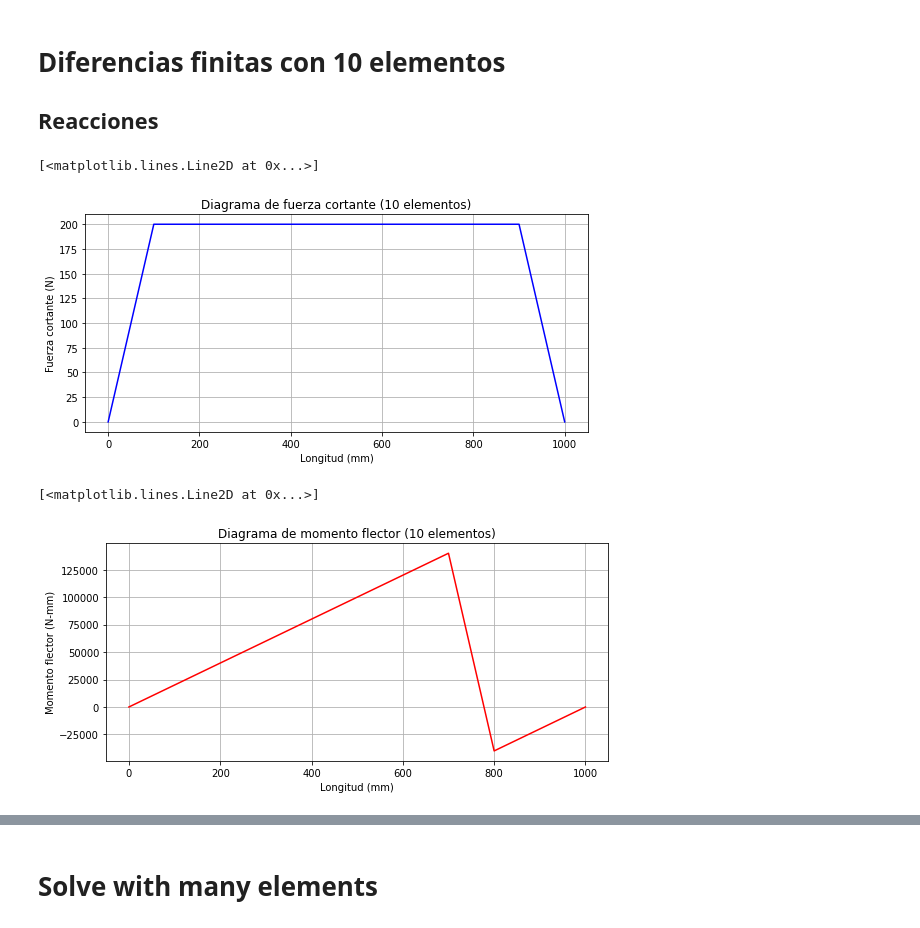
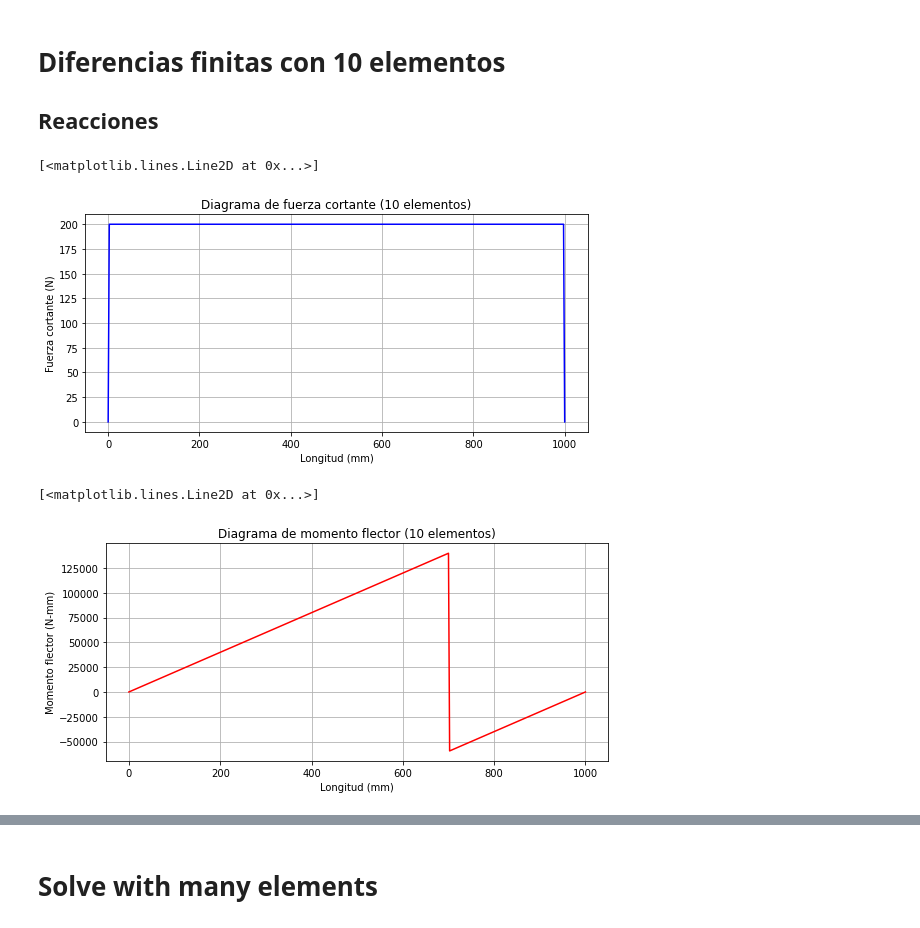
Before and after one commit to HeNeos/Reports-FIM-UNI, a Jupyter notebook: MC516-Cálculo por elementos finitos/PC 5/MC516_PC5.ipynb, the cells around one changed output, grey strips where cells are left out. Drawn from its saved outputs; the diff is of its cells as text; code cells hidden in the pictures.

```diff
--- a/MC516-Cálculo por elementos finitos/PC 5/MC516_PC5.ipynb
+++ b/MC516-Cálculo por elementos finitos/PC 5/MC516_PC5.ipynb
@@ -243,7 +243,7 @@ NumberOfElement = 10
 
 E = 3e5 #MPA
 K = []
-I = 315e4 #mm^4
+I = 314.22222e4 #mm^4
 M_A = 2e5 #N-mm
 PosNodes = np.array([0,100,200,300,400,500,600,700,800,900,1000])
 Elements = np.array([(0,1),(1,2),(2,3),(3,4),(4,5),(5,6),(6,7),(7,8),(8,9),(9,10)])
@@ -324,0 +325,8 @@ plt.plot(np.linspace(0,1000,10+1),_angle10,'-ro')
+# %%
+m = 3.019801982333764/700
+for i in range(0,10):
+    if i <= 6:
+        print(i,'&',Elements[i][0],'&',Elements[i][1],'&',PosNodes[Elements[i][1]]-PosNodes[Elements[i][0]],'&',np.around((i+1)*m*100,6),'&',0.055,'\\'+'\\')
+    else:
+        print(i,'&',Elements[i][0],'&',Elements[i][1],'&',PosNodes[Elements[i][1]]-PosNodes[Elements[i][0]],'&',np.around(-1.2942+(i-6)*m*100,6),'&',0.055,'\\'+'\\')
+    print('\\'+'hline')
@@ -339,11 +368,11 @@ NumberOfElement = 1000
 
 E = 3e5 #MPA
 K = []
-I = 315e4 #mm^4
+I = 314.222222e4 #mm^4
 M_A = 2e5 #N-mm
-PosNodes = np.arange(0,1000+1,1)
+PosNodes = np.linspace(0,1000,NumberOfElement+1)
 Elements = []
-for i in range(0,1000):
+for i in range(0,NumberOfElement):
     Elements.append((i,i+1))
 Elements = np.array(Elements)
 
@@ -366,11 +395,11 @@ Initialize(StiffnessMatrix,U,F)
 
 #Node in UBoundary = Node*2+(y=0,phi=1)
 UBoundaryCondition(U,0,2*0+0) #Nodo 0 en Y
-UBoundaryCondition(U,0,2*1000+0) #Nodo 100 en Y
+UBoundaryCondition(U,0,2*NumberOfElement+0) #Nodo 100 en Y
 
 #DFBC(F,w,element)
 #FBC(F,f,Node*2+(y=0,phi=1))
-FBoundaryCondition(F,M_A,2*700+1) #Momento en el nodo 70
+FBoundaryCondition(F,M_A,int(2*NumberOfElement*700/1000)+1) #Momento en el nodo 70
 
 
 U,F=Solve(StiffnessMatrix,U,F)
@@ -469,9 +499,11 @@ E = 3*10**5
 # %%
 v = []
 v.append(0)
-for x in range(1,10+1):
+_n = 400
+
+for x in range(1,_n+1):
     aux = R1
-    if x*100 >= 1000:
+    if x*1000/_n >= 1000:
         aux = 0
     v.append(aux)
 
@@ -480,30 +512,30 @@ plt.title('Diagrama de fuerza cortante (10 elementos)')
 plt.xlabel('Longitud (mm)')
 plt.ylabel('Fuerza cortante (N)')
 plt.grid()
-plt.plot(np.linspace(0,1000,10+1),v,'-b')
+plt.plot(np.linspace(0,1000,_n+1),v,'-b')
 #plt.savefig('Fuerzacortante.pdf')
 # %% [output]
 [<matplotlib.lines.Line2D at 0x...>]
-[figure, old version]
+[figure, new version]
 # %%
 m = []
-for x in range(0,10+1):
-    aux = R1*x*100
-    if x*100>700:
+for x in range(0,_n+1):
+    aux = R1*x*1000/_n
+    if x*1000/_n>700:
         aux -= M_A
-    if x*100>=1000:
-        aux += aux + R2*(x*100-(1000))
+    if x*1000/_n>=1000:
+        aux += aux + R2*(x*1000/_n-(1000))
     m.append(aux)
 
 plt.figure(figsize=(9,4))
 plt.grid()
 plt.title('Diagrama de momento flector (10 elementos)')
 plt.xlabel('Longitud (mm)')
 plt.ylabel('Momento flector (N-mm)')
-plt.plot(np.linspace(0,1000,10+1),m,'r')
+plt.plot(np.linspace(0,1000,_n+1),m,'-r')
 #plt.savefig('momento.pdf')
 # %% [output]
 [<matplotlib.lines.Line2D at 0x...>]
-[figure, old version]
+[figure, new version]
 # %%
 MEI = []
```
Also changed, not shown: parts of 17 cells of this notebook.
